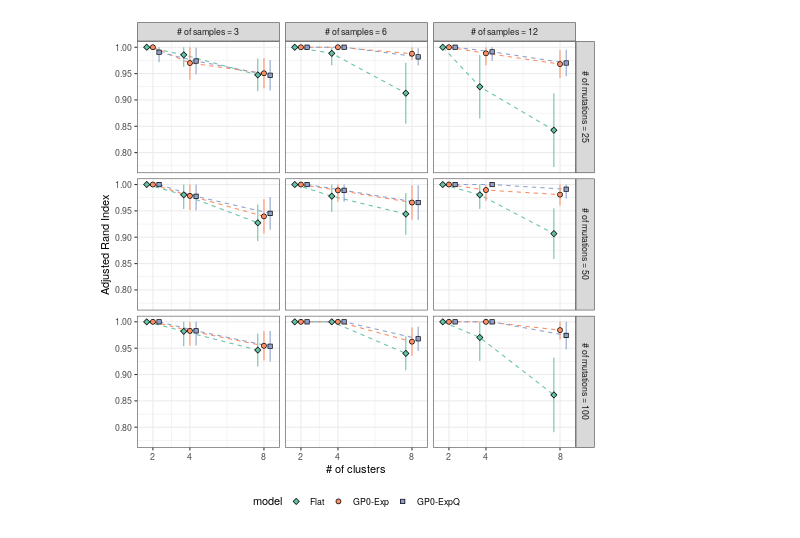
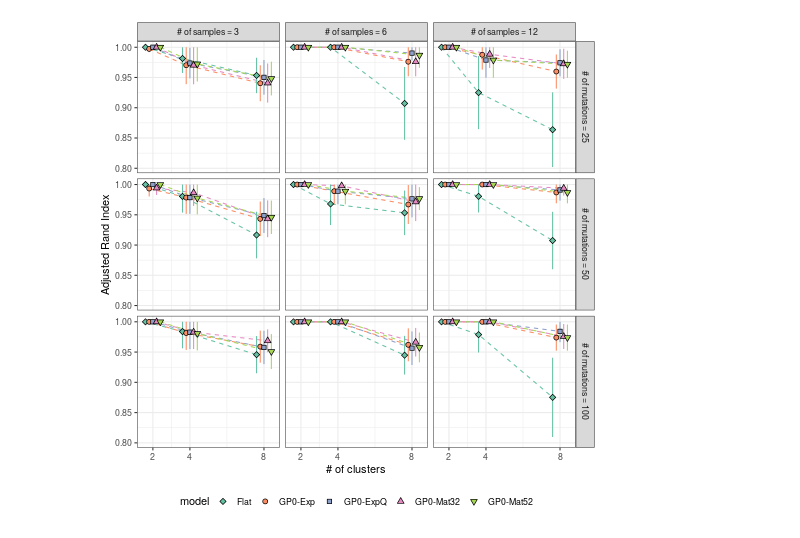
Before and after one commit to dvav/clonosGP, a Jupyter notebook: fig6.ipynb, the cells around one changed output. Saved outputs shown, nothing was run; the diff lists cells and outputs as text; code cells hidden in the pictures.

```diff
--- a/fig6.ipynb
+++ b/fig6.ipynb
@@ -20,36 +20,36 @@ array(['patchwork', 'forcats', 'stringr', 'dplyr', 'purrr', 'readr',
        'graphics', 'grDevices', 'utils', 'datasets', 'methods', 'base'],
       dtype='<U9')
 # %%
-metrics = pnd.read_csv('results/simdata_metrics_ExpQ_Exp_ExpQ_empirical.csv')
+metrics = pnd.read_csv('results/simdata_metrics_Mat32_empirical.csv')
 # %%
 %%R -i metrics -w 7 -h 7 --units in
 
 auxfcn = function(metrics) {
     metrics %>%
         filter((LIK == 'Bin')) %>%
         mutate(PRIOR = if_else(PRIOR == 'Flat', PRIOR, str_c(PRIOR, COV, sep='-'))) %>%
         pivot_longer(c('ARI', 'AMI', 'FMI', 'RMSE'), names_to = 'METRIC', values_to = 'VALUE') %>%
         filter(METRIC %in% c('ARI')) %>%
         group_by(NCLUSTERS, NSAMPLES, NMUTS, PRIOR, METRIC) %>%
         summarise(LOC = mean(VALUE), SD = sd(VALUE), SE = SD / sqrt(n()), LO = max(0, LOC - 1.96*SE), HI = min(1, LOC + 1.96*SE)) %>%
         ungroup() %>%
         ggplot() +
         geom_line(aes(x = NCLUSTERS, y = LOC, color=PRIOR), position = position_dodge(width=1), show.legend = F, linetype = 'dashed') +
         geom_linerange(aes(x = NCLUSTERS, ymin = LO, ymax = HI, color = PRIOR), position = position_dodge(width=1), show.legend = F) +
         geom_point(aes(x = NCLUSTERS, y = LOC, fill = PRIOR, shape = PRIOR), size=2, position = position_dodge(width=1)) +
         facet_grid(NMUTS ~ NSAMPLES, labeller = labeller(NSAMPLES = function(val) str_c('# of samples = ', val),
                                                          NMUTS = function(val) str_c('# of mutations = ', val))) +
         theme_bw() +
         theme(legend.position = 'bottom') +
         scale_x_continuous(breaks = c(2, 4, 8)) +
         scale_fill_brewer(palette = 'Set2') +
         scale_color_brewer(palette = 'Set2') +
-        scale_shape_manual(values = c(23, 21, 22)) +
+        scale_shape_manual(values = c(23, 21, 22, 24, 25)) +
         labs(x = '# of clusters', y = 'Adjusted Rand Index', fill = 'model', shape = 'model')
 }
 
 auxfcn(metrics)
 
 # ggsave('tmp.pdf')
 # %% [output]
-[figure, old version]
+[figure, new version]
```
Also changed, not shown: parts of 2 cells of this notebook.
